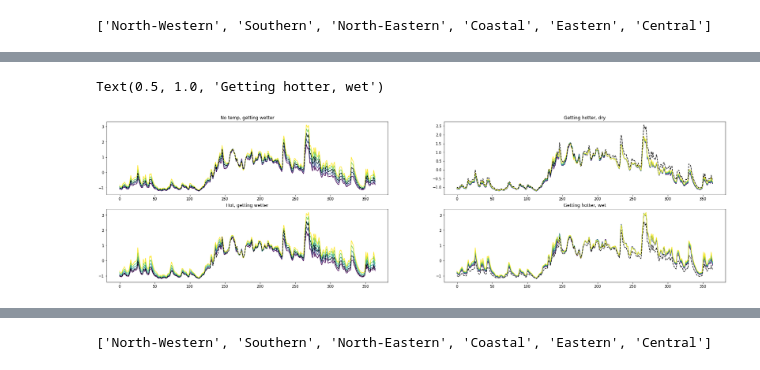
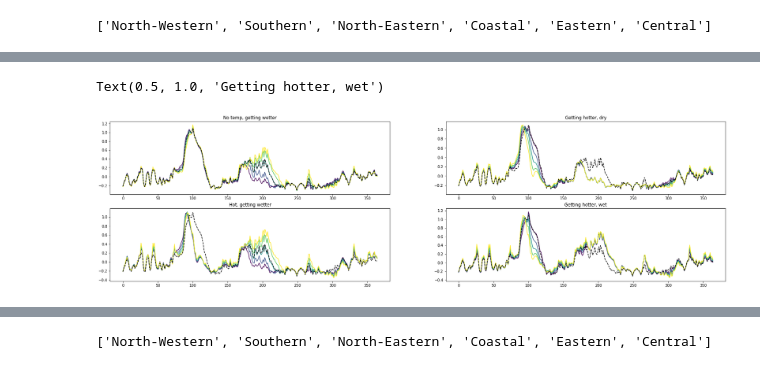
Before and after one commit to andersonsam/cnn_lstm_interpret, a Jupyter notebook: glacier_PC_space.ipynb, the cells around one changed output, grey strips where cells are left out. Cells and saved outputs as stored; diff of their text form; code cells hidden in the pictures.

```diff
--- a/glacier_PC_space.ipynb
+++ b/glacier_PC_space.ipynb
@@ -1413,6 +1413,7 @@ plt.plot(y_test_predict_Pperturbs[days,station,2])
 #parameters
 
 T_perturbs = np.arange(0,1.01,0.2)
+T_perturbs = np.arange(0,2.01,0.4)
 P_perturbs = np.arange(0.8,1.3,0.1)
 
 #model runs to explore
@@ -1427,7 +1428,7 @@ Nperturbs_T = len(T_perturbs)
 Nperturbs_P = len(P_perturbs)
 Nperturbs = Nperturbs_T * Nperturbs_P
 # %%
-load_files = 1 #0 == do calculations, 1 == load model predictions
+load_files = 0 #0 == do calculations, 1 == load model predictions
 
 #SOUTHERN PERTURBATIONS
 
@@ -1553,7 +1572,7 @@ else: #if load predictions
 # %%
 #save
 
-saveIt = 0
+saveIt = 1
 
 if saveIt:
 
@@ -1563,9 +1582,9 @@ if saveIt:
   for ind_T_perturb in range(Nperturbs_T):
     for ind_P_perturb in range(Nperturbs_P):
 
-      filename_train = 'y_train_predict_' + perturb_strings[ind_T_perturb][ind_P_perturb] + '.csv'
-      filename_val = 'y_val_predict_' + perturb_strings[ind_T_perturb][ind_P_perturb] + '.csv'
-      filename_test = 'y_test_predict_' + perturb_strings[ind_T_perturb][ind_P_perturb] + '.csv'
+      filename_train = 'y_train_predict_' + perturb_strings[ind_T_perturb][ind_P_perturb] + '_run0.csv'
+      filename_val = 'y_val_predict_' + perturb_strings[ind_T_perturb][ind_P_perturb] + '_run0.csv'
+      filename_test = 'y_test_predict_' + perturb_strings[ind_T_perturb][ind_P_perturb] + '_run0.csv'
 
       np.savetxt(dir_data_temporary + '/' + filename_train, y_train_predict_perturbs_south[:,:,perturb], delimiter = ',')
       np.savetxt(dir_data_temporary + '/' + filename_val, y_val_predict_perturbs_south[:,:,perturb], delimiter = ',')
@@ -1573,7 +1592,7 @@ if saveIt:
 
       perturb += 1
 # %%
-load_files = 1
+load_files = 0
 
 #NORTHERN PERTURBATIONS
 
@@ -1792,28 +1806,28 @@ array([[ 30],
 # %%
-station = 30
+station = 166
 year = 0
 
 nn = 5
 norm = matplotlib.colors.Normalize(vmin = 0, vmax = nn-1)
 cmap = cm.get_cmap('viridis')
 
 fig, ax = plt.subplots(nrows = 2, ncols = 2, figsize = (30,8))
 
 for kk in range(nn):
 
   ax[0,0].plot(y_test_predict_perturbs[:365,station,kk], color = cmap(norm(kk)))
   ax[0,1].plot(y_test_predict_perturbs[:365,station,kk*5], color = cmap(norm(kk)))
   ax[1,0].plot(y_test_predict_perturbs[:365,station,20+kk], color = cmap(norm(kk)))
   ax[1,1].plot(y_test_predict_perturbs[:365,station,4+kk*5], color = cmap(norm(kk)))
 
 for aa in ax.flatten():
   aa.plot(y_test_predict_perturbs[:365,station,2],'k--')
 
 ax[0,0].set_title('No temp, getting wetter')
 ax[0,1].set_title('Getting hotter, dry')
 ax[1,0].set_title('Hot, getting wetter')
 ax[1,1].set_title('Getting hotter, wet')
   # ax[1].set_xlim(left = 170, right = 270)
 # %% [output]
 Text(0.5, 1.0, 'Getting hotter, wet')
-[figure, old version]
+[figure, new version]
```
Also changed, not shown: parts of 24 cells of this notebook.
